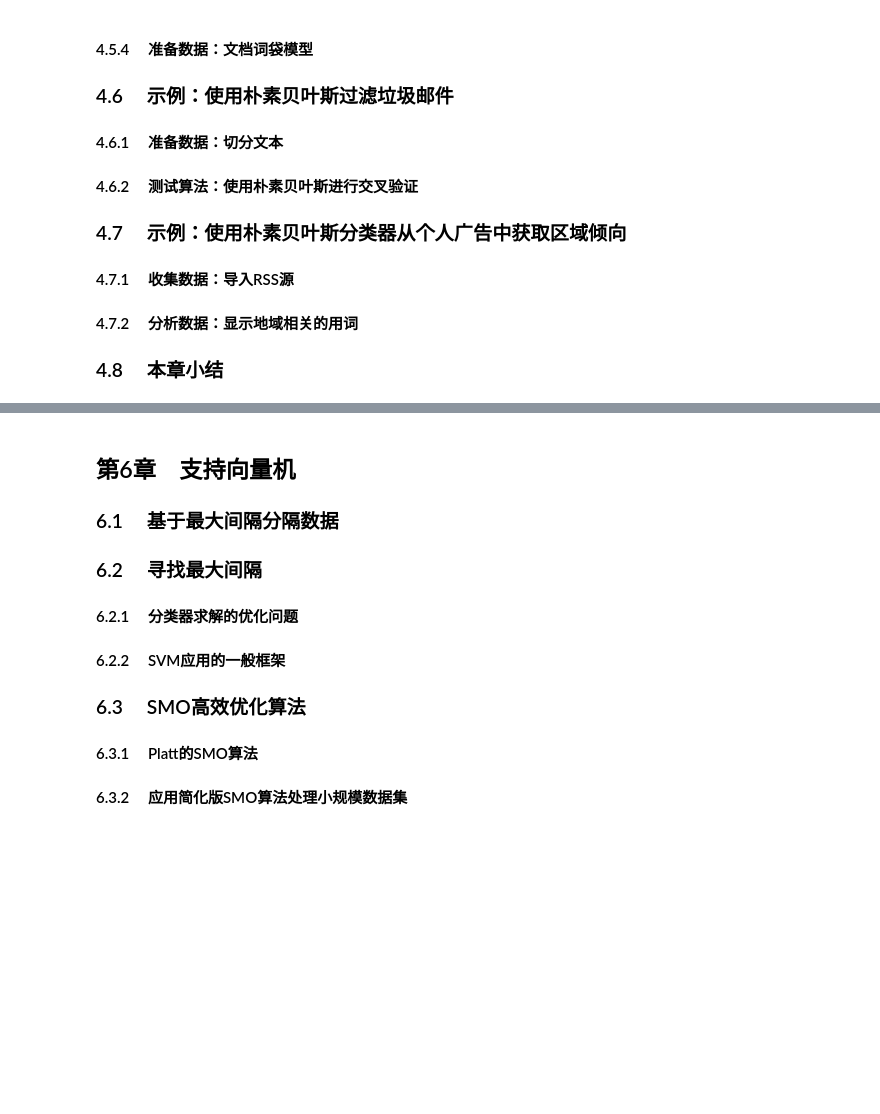
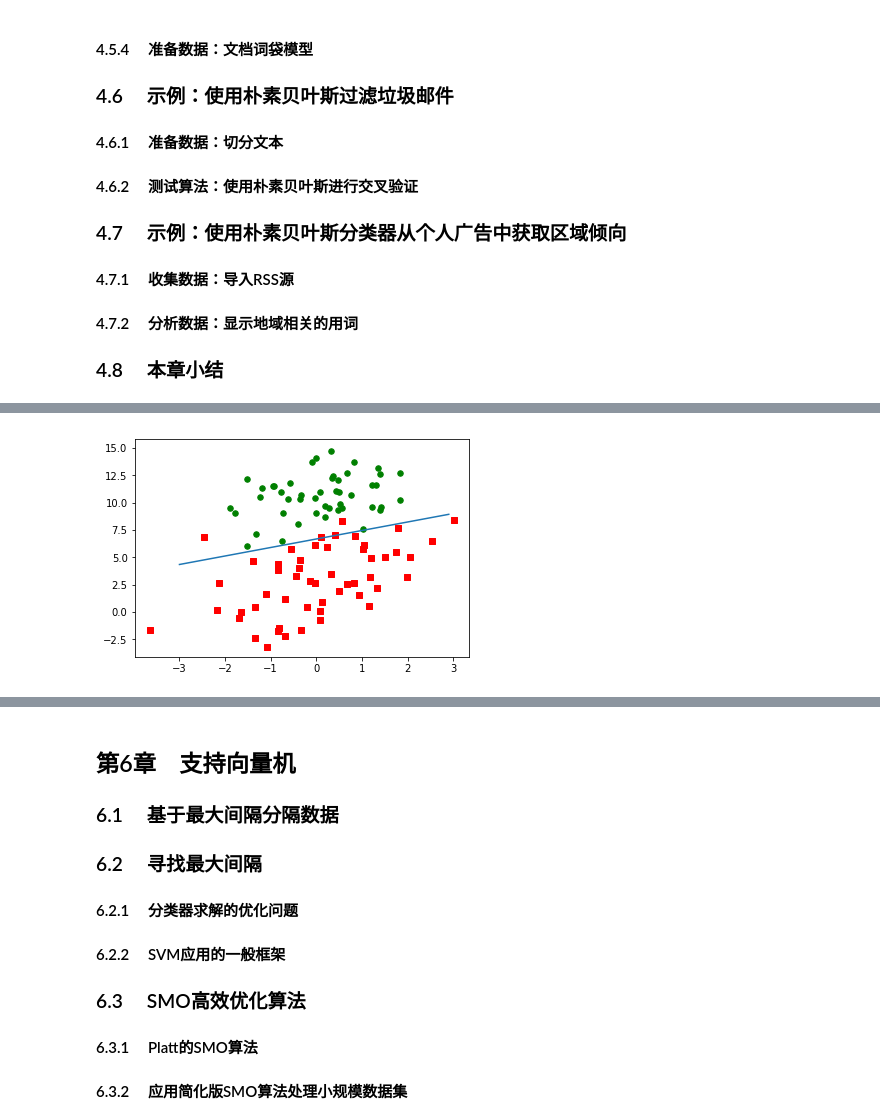
Before and after one commit to aneasystone/ml-notes, a Jupyter notebook: 其他资料/书籍/04. 机器学习实战.Peter Harrington.ipynb, the cells around one changed output, grey strips where cells are left out. Drawn from its saved outputs; the diff is of its cells as text; code cells hidden in the pictures; blank space fills up the shorter version.

```diff
--- a/其他资料/书籍/04. 机器学习实战.Peter Harrington.ipynb
+++ b/其他资料/书籍/04. 机器学习实战.Peter Harrington.ipynb
@@ -98,0 +140,19 @@ $$
+# %%
+def sigmoid(inX):
+    return 1.0 / (1 + np.exp(-inX))
+
+def gradAscent(dataMatIn, classLabels):
+    dataMatrix = np.mat(dataMatIn)
+    labelMat = np.mat(classLabels).transpose()
+    m, n = np.shape(dataMatrix)
+    alpha = 0.001
+    maxCycles = 500
+    weights = np.ones((n, 1))
+    for k in range(maxCycles):
+        h = sigmoid(dataMatrix * weights)
+        error = (labelMat - h)
+        weights = weights + alpha * dataMatrix.transpose() * error
+    return weights
+
+weights = gradAscent(dataMat, labelMat)
+print(weights)
@@ -98,0 +177,32 @@ $$
+# %%
+# 画散点图和分界线
+def plotBestFit(dataMat, labelMat, weights):
+    dataArr = np.array(dataMat)
+    n = np.shape(dataArr)[0]
+    xcord1 = []
+    ycord1 = []
+    xcord2 = []
+    ycord2 = []
+    for i in range(n):
+        if int(labelMat[i]) == 1:
+            xcord1.append(dataArr[i, 1])
+            ycord1.append(dataArr[i, 2])
+        else:
+            xcord2.append(dataArr[i, 1])
+            ycord2.append(dataArr[i, 2])
+
+    fig = plt.figure()
+    ax = fig.add_subplot(111)
+    ax.scatter(xcord1, ycord1, s=30, c='red', marker='s')
+    ax.scatter(xcord2, ycord2, s=30, c='green')
+
+    # 决策边界
+    x = np.arange(-3.0, 3.0, 0.1)
+    y = (-weights[0,0]-weights[1,0]*x)/weights[2,0]
+    ax.plot(x, y)
+
+    plt.show()
+
+plotBestFit(dataMat, labelMat, weights)
+# %% [output]
+[figure, added]
```
Also changed, not shown: parts of 9 cells of this notebook, 1 other file.
